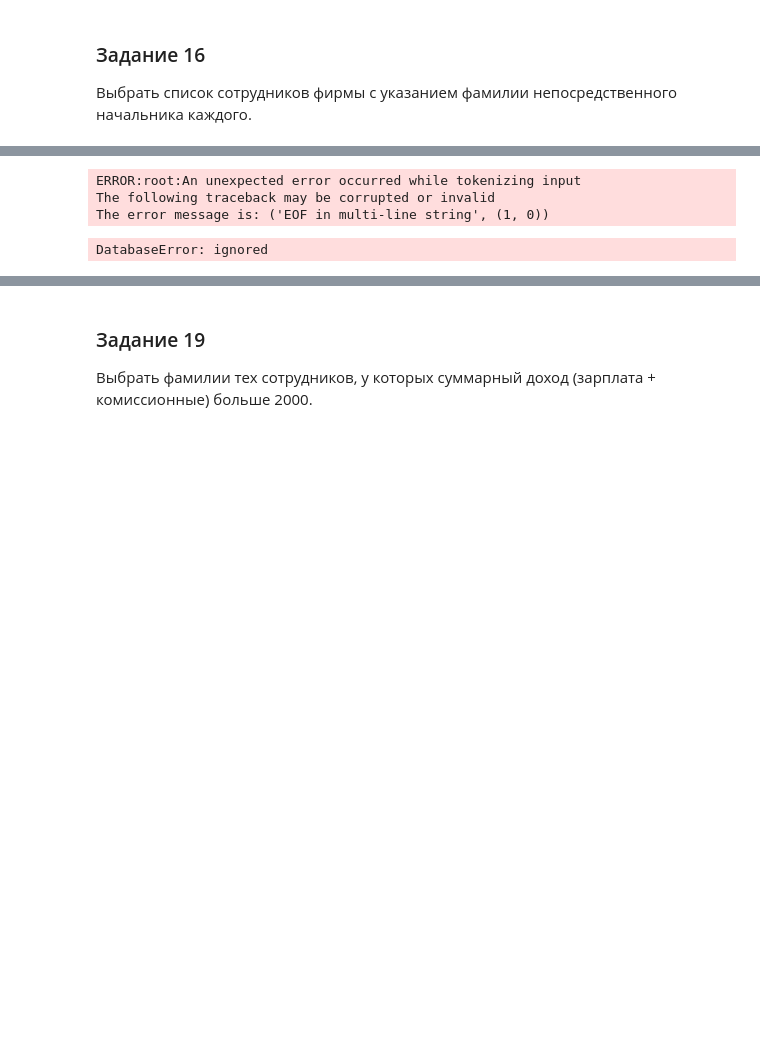
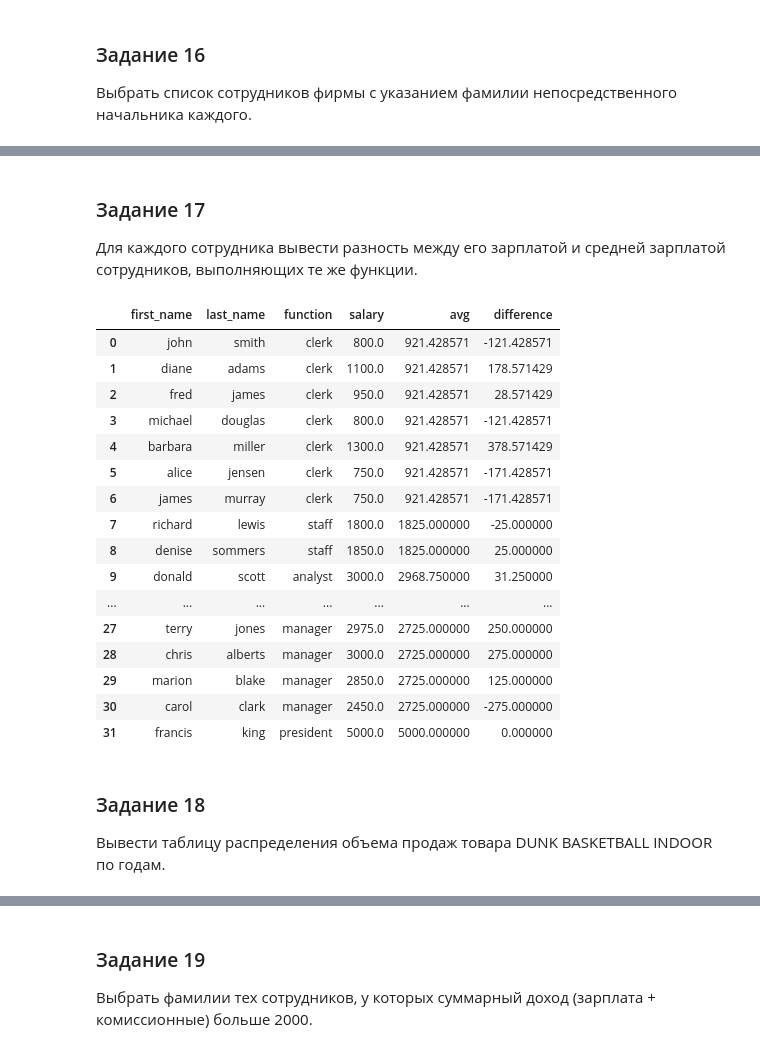
Before and after one commit to theysee/sberbank_reboot, a Jupyter notebook: Поток_3_Практика_к_занятию_5.ipynb, the cells around one changed output, grey strips where cells are left out. Drawn from its saved outputs; the diff is of its cells as text; code cells hidden in the pictures; blank space fills up the shorter version.

```diff
--- a/Поток_3_Практика_к_занятию_5.ipynb
+++ b/Поток_3_Практика_к_занятию_5.ipynb
@@ -523,19 +525,44 @@ pd.read_sql_query('''
+# %% [markdown]
+### Задание 17
+ Для каждого сотрудника вывести разность между его зарплатой и средней зарплатой сотрудников, выполняющих те же функции.
+# %%
+pd.read_sql_query('''
+  SELECT
+    employee.first_name,
+    employee.last_name,
+    job.function,
+    employee.salary,
+    result.avg,
+    employee.salary-result.avg AS difference
+  FROM
+    employee
+    JOIN
+      job
+    ON employee.job_id=job.job_id
+    JOIN
+      (SELECT AVG(salary) AS avg, job.job_id FROM employee JOIN job ON employee.job_id=job.job_id GROUP BY job.job_id) AS result
+    ON employee.job_id=result.job_id
+''', conn)
+# %% [output]
+|  | first_name | last_name | function | salary | avg | difference |
+| 0 | john | smith | clerk | 800.0 | 921.428571 | -121.428571 |
+| 1 | diane | adams | clerk | 1100.0 | 921.428571 | 178.571429 |
+| 2 | fred | james | clerk | 950.0 | 921.428571 | 28.571429 |
+| 3 | michael | douglas | clerk | 800.0 | 921.428571 | -121.428571 |
+| 4 | barbara | miller | clerk | 1300.0 | 921.428571 | 378.571429 |
+| 5 | alice | jensen | clerk | 750.0 | 921.428571 | -171.428571 |
+| 6 | james | murray | clerk | 750.0 | 921.428571 | -171.428571 |
+| 7 | richard | lewis | staff | 1800.0 | 1825.000000 | -25.000000 |
+| 8 | denise | sommers | staff | 1850.0 | 1825.000000 | 25.000000 |
+| 9 | donald | scott | analyst | 3000.0 | 2968.750000 | 31.250000 |
+| ... | ... | ... | ... | ... | ... | ... |
+| 27 | terry | jones | manager | 2975.0 | 2725.000000 | 250.000000 |
+| 28 | chris | alberts | manager | 3000.0 | 2725.000000 | 275.000000 |
+| 29 | marion | blake | manager | 2850.0 | 2725.000000 | 125.000000 |
+| 30 | carol | clark | manager | 2450.0 | 2725.000000 | -275.000000 |
+| 31 | francis | king | president | 5000.0 | 5000.000000 | 0.000000 |
+# %% [markdown]
+### Задание 18
+Вывести таблицу распределения объема продаж товара DUNK BASKETBALL INDOOR по годам.
 # %% [markdown]
 ![схема базы](http://bdis.umeta.ru/db/db_course/labs/SQLpHTM/king.gif)
-# %%
-pd.read_sql_query('''
-  SELECT
-    employee_id,
-    first_name,
-    last_name
-  FROM
-    employee e1
-    JOIN
-      employee e2
-    ON
-''', conn)
-# %% [output]
-ERROR:root:An unexpected error occurred while tokenizing input
-The following traceback may be corrupted or invalid
-The error message is: ('EOF in multi-line string', (1, 0))
-DatabaseError: ignored
```
Also changed, not shown: parts of 14 cells of this notebook.
